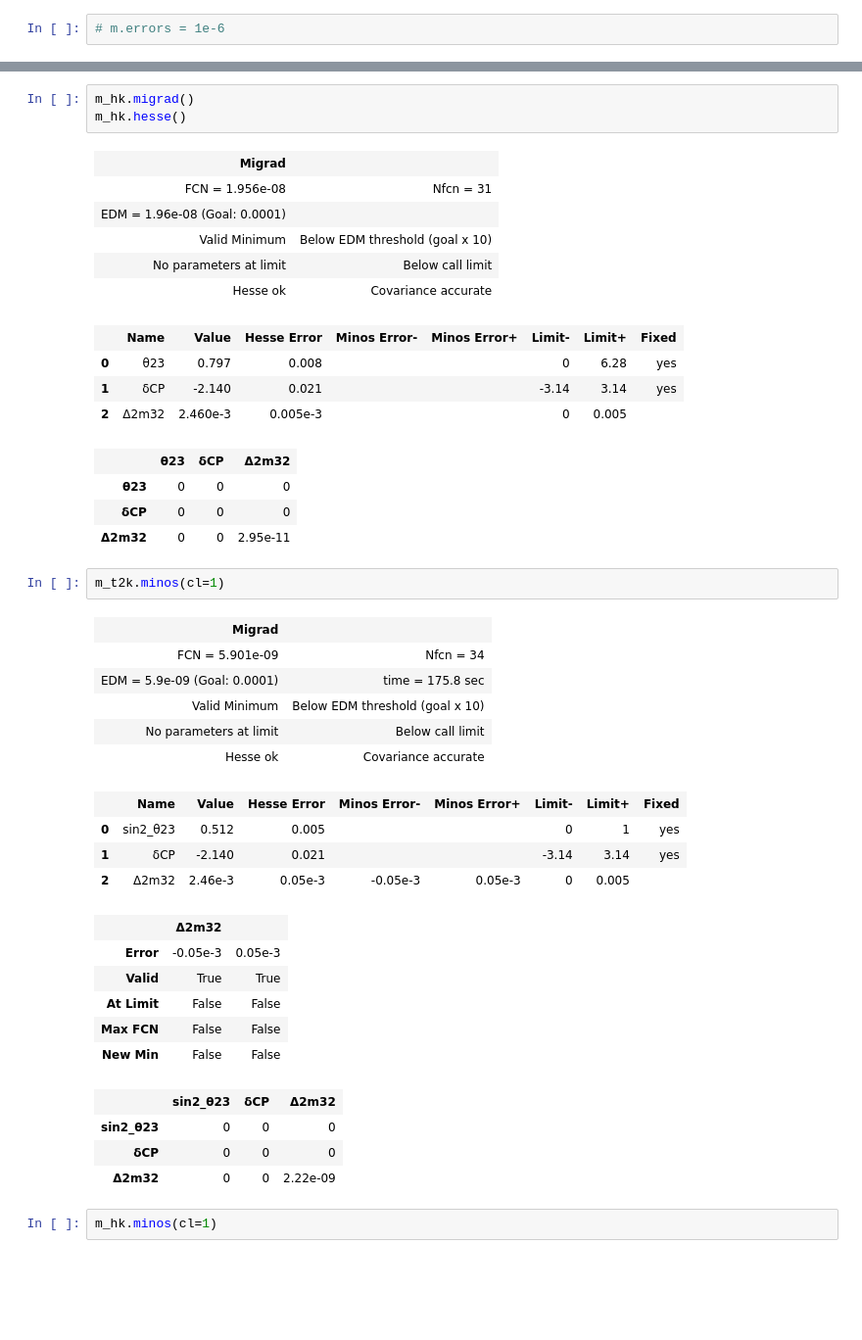
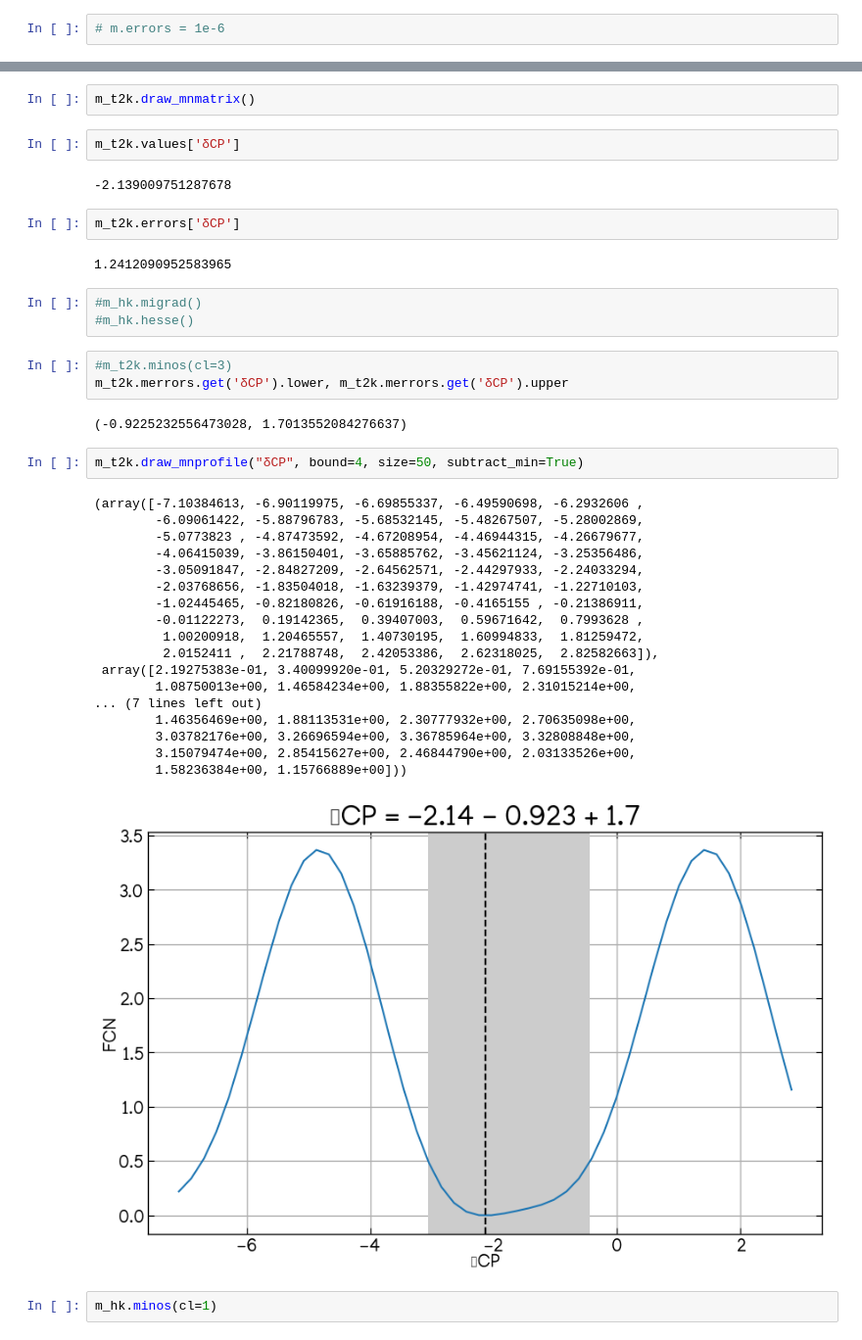
Before and after one commit to pboistier/energy-effects-T2K, a Jupyter notebook: docs/source/notebooks/minuit_fit.ipynb, the cells around one changed output, grey strips where cells are left out. Shown: that part at 98% size. Drawn from its saved outputs; the diff is of its cells as text; blank space fills up the shorter version.

```diff
--- a/docs/source/notebooks/minuit_fit.ipynb
+++ b/docs/source/notebooks/minuit_fit.ipynb
@@ -350,44 +334,42 @@ m_t2k.hesse()
+# %%
+m_t2k.draw_mnmatrix()
+# %%
+m_t2k.values['δCP']
+# %% [output]
+-2.139009751287678
+# %%
+m_t2k.errors['δCP']
+# %% [output]
+1.2412090952583965
 # %%
-m_hk.migrad()
-m_hk.hesse()
+#m_hk.migrad()
+#m_hk.hesse()
-# %% [output]
-| Migrad |  |
-| FCN = 1.956e-08 | Nfcn = 31 |
-| EDM = 1.96e-08 (Goal: 0.0001) |  |
-| Valid Minimum | Below EDM threshold (goal x 10) |
-| No parameters at limit | Below call limit |
-| Hesse ok | Covariance accurate |
-|  | Name | Value | Hesse Error | Minos Error- | Minos Error+ | Limit- | Limit+ | Fixed |
-| 0 | θ23 | 0.797 | 0.008 |  |  | 0 | 6.28 | yes |
-| 1 | δCP | -2.140 | 0.021 |  |  | -3.14 | 3.14 | yes |
-| 2 | Δ2m32 | 2.460e-3 | 0.005e-3 |  |  | 0 | 0.005 |  |
-|  | θ23 | δCP | Δ2m32 |
-| θ23 | 0 | 0 | 0 |
-| δCP | 0 | 0 | 0 |
-| Δ2m32 | 0 | 0 | 2.95e-11 |
-# %%
-m_t2k.minos(cl=1)
-# %% [output]
-| Migrad |  |
-| FCN = 5.901e-09 | Nfcn = 34 |
-| EDM = 5.9e-09 (Goal: 0.0001) | time = 175.8 sec |
-| Valid Minimum | Below EDM threshold (goal x 10) |
-| No parameters at limit | Below call limit |
-| Hesse ok | Covariance accurate |
-|  | Name | Value | Hesse Error | Minos Error- | Minos Error+ | Limit- | Limit+ | Fixed |
-| 0 | sin2_θ23 | 0.512 | 0.005 |  |  | 0 | 1 | yes |
-| 1 | δCP | -2.140 | 0.021 |  |  | -3.14 | 3.14 | yes |
-| 2 | Δ2m32 | 2.46e-3 | 0.05e-3 | -0.05e-3 | 0.05e-3 | 0 | 0.005 |  |
-|  | Δ2m32 |  |
-| Error | -0.05e-3 | 0.05e-3 |
-| Valid | True | True |
-| At Limit | False | False |
-| Max FCN | False | False |
-| New Min | False | False |
-|  | sin2_θ23 | δCP | Δ2m32 |
-| sin2_θ23 | 0 | 0 | 0 |
-| δCP | 0 | 0 | 0 |
-| Δ2m32 | 0 | 0 | 2.22e-09 |
+# %%
+#m_t2k.minos(cl=3)
+m_t2k.merrors.get('δCP').lower, m_t2k.merrors.get('δCP').upper
+# %% [output]
+(-0.9225232556473028, 1.7013552084276637)
+# %%
+m_t2k.draw_mnprofile("δCP", bound=4, size=50, subtract_min=True)
+# %% [output]
+(array([-7.10384613, -6.90119975, -6.69855337, -6.49590698, -6.2932606 ,
+        -6.09061422, -5.88796783, -5.68532145, -5.48267507, -5.28002869,
+        -5.0773823 , -4.87473592, -4.67208954, -4.46944315, -4.26679677,
+        -4.06415039, -3.86150401, -3.65885762, -3.45621124, -3.25356486,
+        -3.05091847, -2.84827209, -2.64562571, -2.44297933, -2.24033294,
+        -2.03768656, -1.83504018, -1.63239379, -1.42974741, -1.22710103,
+        -1.02445465, -0.82180826, -0.61916188, -0.4165155 , -0.21386911,
+        -0.01122273,  0.19142365,  0.39407003,  0.59671642,  0.7993628 ,
+         1.00200918,  1.20465557,  1.40730195,  1.60994833,  1.81259472,
+         2.0152411 ,  2.21788748,  2.42053386,  2.62318025,  2.82582663]),
+ array([2.19275383e-01, 3.40099920e-01, 5.20329272e-01, 7.69155392e-01,
+        1.08750013e+00, 1.46584234e+00, 1.88355822e+00, 2.31015214e+00,
+... (7 lines left out)
+        1.46356469e+00, 1.88113531e+00, 2.30777932e+00, 2.70635098e+00,
+        3.03782176e+00, 3.26696594e+00, 3.36785964e+00, 3.32808848e+00,
+        3.15079474e+00, 2.85415627e+00, 2.46844790e+00, 2.03133526e+00,
+        1.58236384e+00, 1.15766889e+00]))
+[figure, added]
 # %%
 m_hk.minos(cl=1)
 # %% [output]
```
Also changed, not shown: parts of 13 cells of this notebook.
